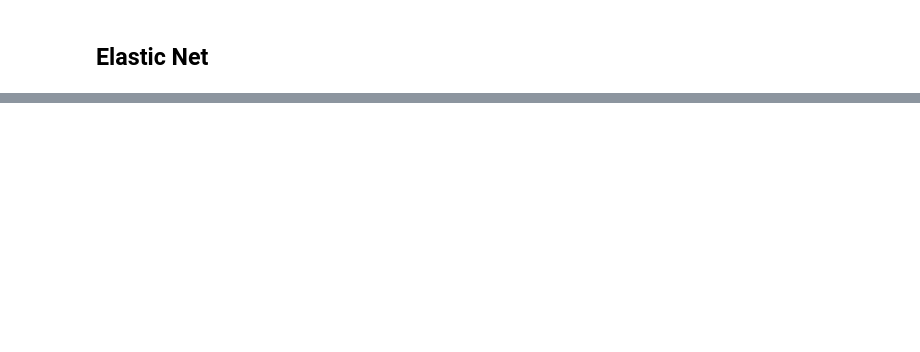
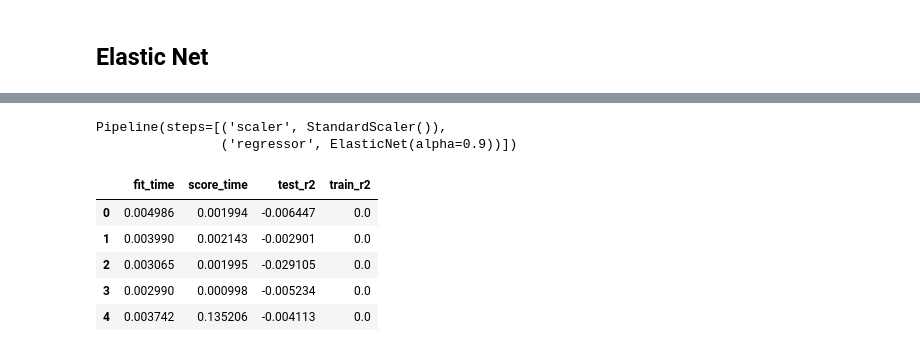
Before and after one commit to ndionematy/IML-ISE---TP1-regression-2024, a Jupyter notebook: MatyNDIONE_ISE2.ipynb, the cells around one changed output, grey strips where cells are left out. Saved outputs shown, nothing was run; the diff lists cells and outputs as text; code cells hidden in the pictures; blank space fills up the shorter version.

```diff
--- a/MatyNDIONE_ISE2.ipynb
+++ b/MatyNDIONE_ISE2.ipynb
@@ -258,0 +296,23 @@ print("mse in test dataset",error(X_test, y_test, elasticnet))
+# %%
+reg_pipe = Pipeline(steps=[("scaler", StandardScaler()),
+                           ("regressor", linear_model.ElasticNet(alpha = 0.9)),
+                          ]
+                   )
+reg_pipe
+# %% [output]
+Pipeline(steps=[('scaler', StandardScaler()),
+                ('regressor', ElasticNet(alpha=0.9))])
+# %%
+scores = cross_validate(reg_pipe, X_train, y_train, cv=5,
+                        scoring=["r2"],  # ["r2", "neg_root_mean_squared_error"]
+                        return_train_score=True,
+                        verbose=True,
+                       )
+pd.DataFrame(scores)
+# %% [output]
+|  | fit_time | score_time | test_r2 | train_r2 |
+| 0 | 0.004986 | 0.001994 | -0.006447 | 0.0 |
+| 1 | 0.003990 | 0.002143 | -0.002901 | 0.0 |
+| 2 | 0.003065 | 0.001995 | -0.029105 | 0.0 |
+| 3 | 0.002990 | 0.000998 | -0.005234 | 0.0 |
+| 4 | 0.003742 | 0.135206 | -0.004113 | 0.0 |
```
Also changed, not shown: parts of 12 cells of this notebook, 1 other file.
